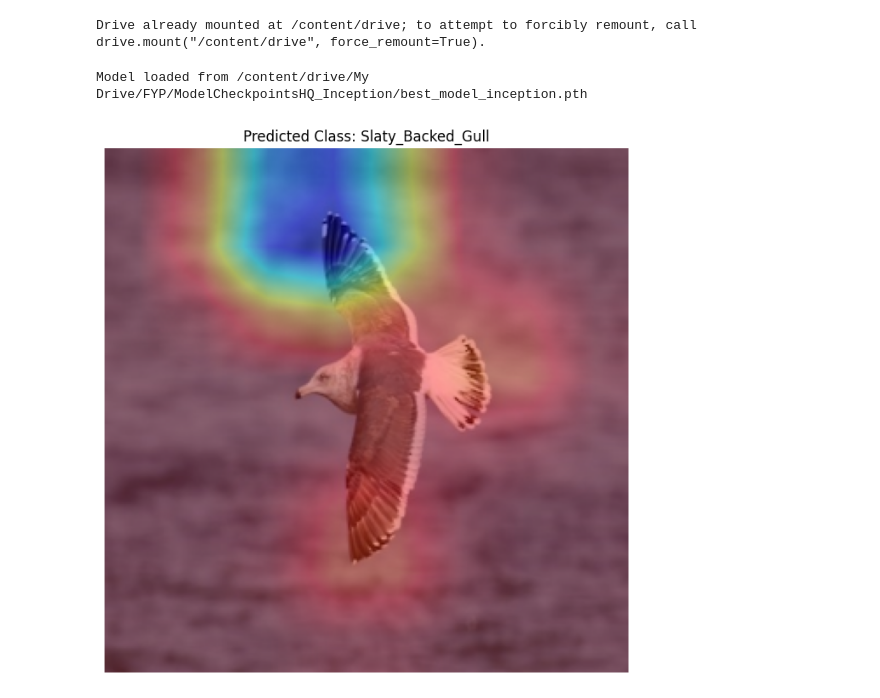
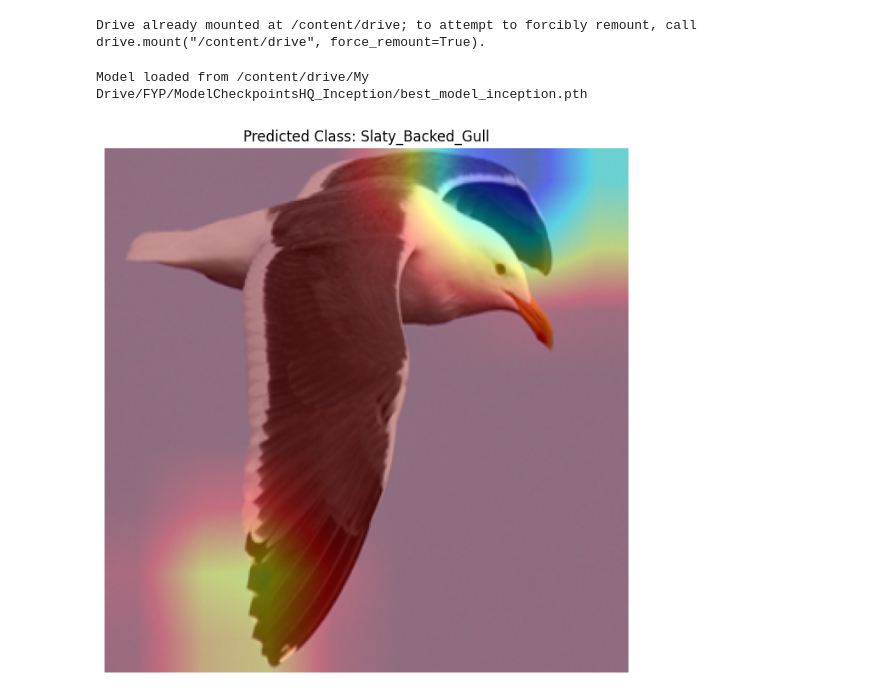
Before and after one commit to Aravindh4404/FYPSeagullClassification01, a Jupyter notebook: Inception_HQ_3010.ipynb, the cells around one changed output. Drawn from its saved outputs; the diff is of its cells as text; code cells hidden in the pictures.

Commit message:
Inception to test

```diff
--- a/Inception_HQ_3010.ipynb
+++ b/Inception_HQ_3010.ipynb
@@ -225,7 +255,7 @@ drive.mount('/content/drive')
 
 # Path to the saved model and test image
 checkpoint_path = '/content/drive/My Drive/FYP/ModelCheckpointsHQ_Inception/best_model_inception.pth'
-image_path = '/content/SlatybackedGull30.jpg'  # Update with actual test image path
+image_path = '/content/007.jpg'  # Update with actual test image path
 
 # Define image transformation to match model input
 transform = transforms.Compose([
@@ -317,31 +347,31 @@ def generate_gradcam_inception(model, image_tensor, target_layer, class_names):
     original_image = image_tensor.squeeze().permute(1, 2, 0).cpu().numpy()
     original_image = (original_image - np.min(original_image)) / (np.max(original_image) - np.min(original_image))
 
     # Create heatmap
     heatmap = cv2.applyColorMap(np.uint8(255 * cam), cv2.COLORMAP_JET)
     heatmap = np.float32(heatmap) / 255
     cam_image = 0.4 * heatmap + 0.6 * original_image
 
     # Show the image with the predicted class name
     plt.figure(figsize=(8, 8))
     plt.title(f"Predicted Class: {predicted_class}")
     plt.imshow(cam_image)
     plt.axis('off')
     plt.show()
 
     # Remove hooks
     hook1.remove()
     hook2.remove()
 
 # Set the target layer for Grad-CAM
 target_layer = model.inception.Mixed_7c  # Last convolutional layer in Inception v3
 
 # Preprocess the image
 image_tensor = preprocess_image(image_path)
 
 # Generate Grad-CAM for the specific image and show the predicted class
 generate_gradcam_inception(model, image_tensor, target_layer, class_names)
 # %% [output]
 Drive already mounted at /content/drive; to attempt to forcibly remount, call drive.mount("/content/drive", force_remount=True).
 Model loaded from /content/drive/My Drive/FYP/ModelCheckpointsHQ_Inception/best_model_inception.pth
-[figure, old version]
+[figure, new version]
```
Also changed, not shown: parts of 2 cells of this notebook.
